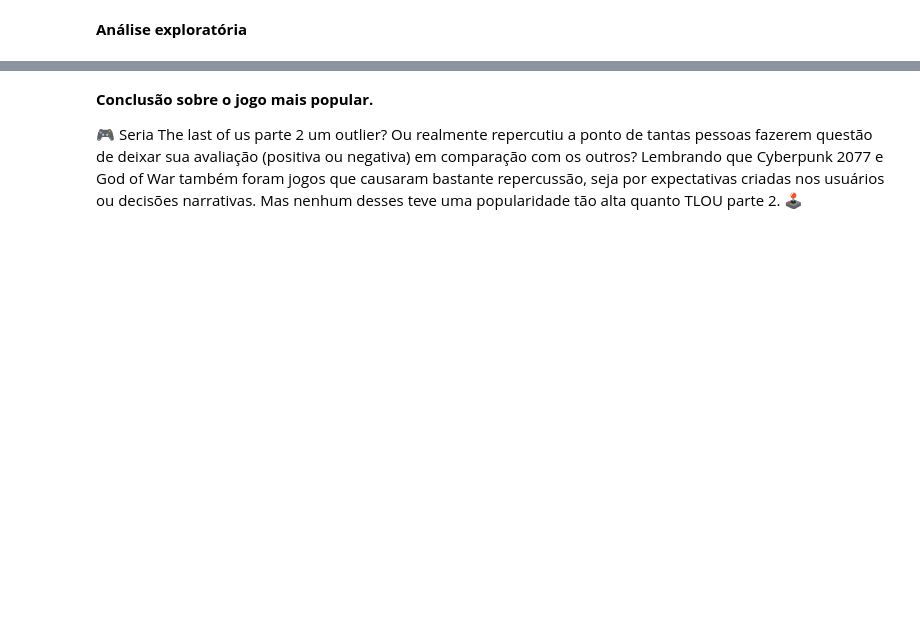
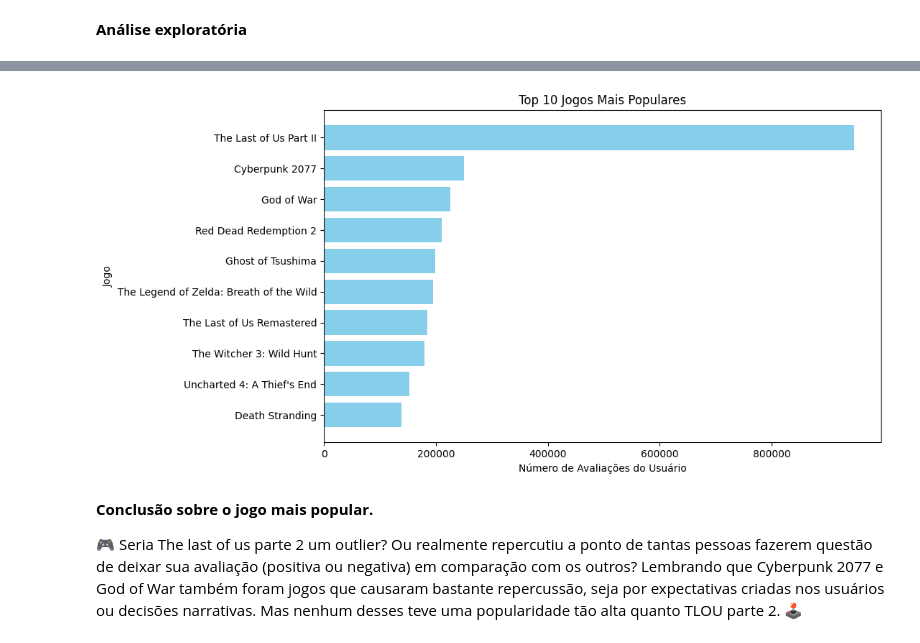
Before and after one commit to luisgoni/ProjetoEstatistica_Mod_5, a Jupyter notebook: Projeto_Estatística.ipynb, the cells around one changed output, grey strips where cells are left out. Cells and saved outputs as stored; diff of their text form; code cells hidden in the pictures; blank space fills up the shorter version.

```diff
--- a/Projeto_Estatística.ipynb
+++ b/Projeto_Estatística.ipynb
@@ -238,3 +321,19 @@ fig.show(render='iframe')
+# %%
+dados_orga = df_auxiliar.sort_values(by='Pontuaçaõ geral', ascending=False)
+
+# Selecionar os top 10 jogos mais populares
+top_n_games = dados_orga.head(10)
+
+# Criar o gráfico de barras
+plt.figure(figsize=(10, 6))
+plt.barh(top_n_games['Título'], top_n_games['Pontuaçaõ geral'], color='skyblue')
+plt.xlabel('Número de Avaliações do Usuário')
+plt.ylabel('Jogo')
+plt.title('Top 10 Jogos Mais Populares')
+plt.gca().invert_yaxis()  # Inverter o eixo y para que o jogo mais popular fique no topo
+plt.show()
+# %% [output]
+[figure, added]
 # %% [markdown]
 **Conclusão sobre o jogo mais popular.**
 
```
Also changed, not shown: parts of 25 cells of this notebook.
